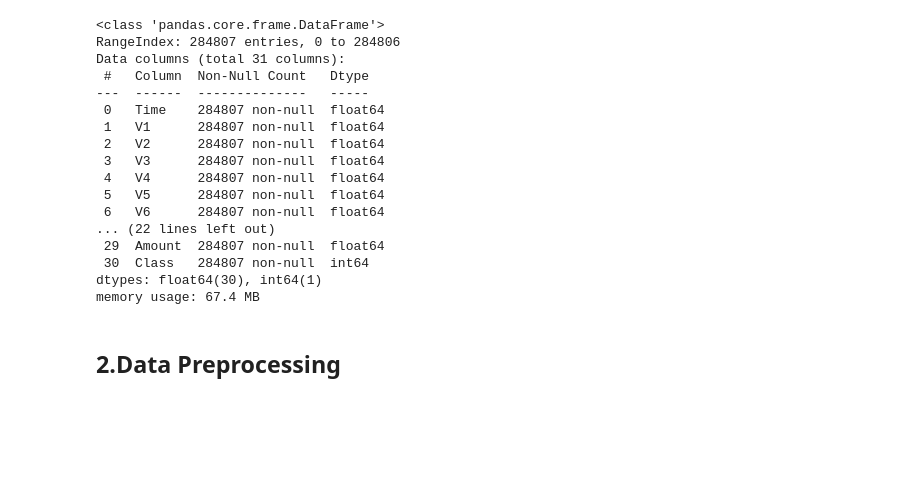
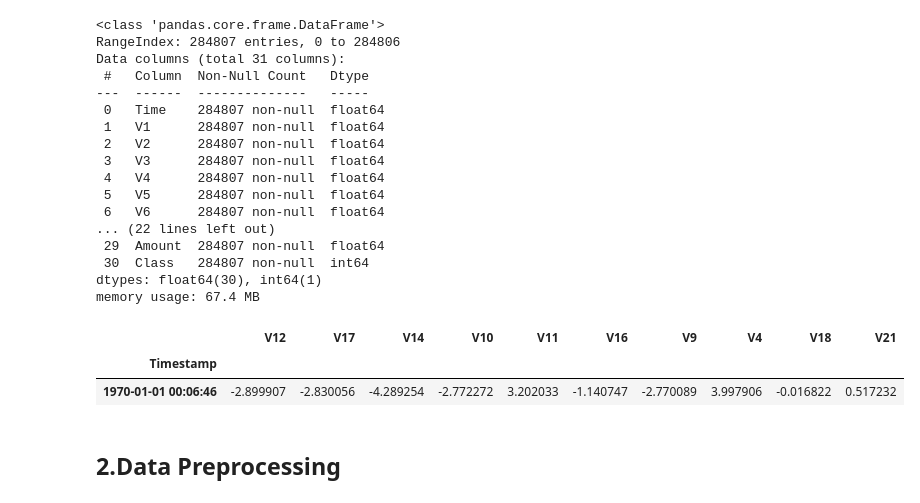
Before and after one commit to Ambigapathi-V/Credit-Card-Fraud-Detection, a Jupyter notebook: fraud_detection.ipynb, the cells around one changed output. Cells and saved outputs as stored; diff of their text form; code cells hidden in the pictures; blank space fills up the shorter version.

```diff
--- a/fraud_detection.ipynb
+++ b/fraud_detection.ipynb
@@ -103,6 +91,12 @@ Data columns (total 31 columns):
  30  Class   284807 non-null  int64
 dtypes: float64(30), int64(1)
 memory usage: 67.4 MB
+# %%
+df[df['Class'] == 1][['V12', 'V17', 'V14', 'V10', 'V11', 'V16', 'V9', 'V4', 'V18', 'V21']][:1]
+# %% [output]
+|  | V12 | V17 | V14 | V10 | V11 | V16 | V9 | V4 | V18 | V21 |
+| Timestamp |  |  |  |  |  |  |  |  |  |  |
+| 1970-01-01 00:06:46 | -2.899907 | -2.830056 | -4.289254 | -2.772272 | 3.202033 | -1.140747 | -2.770089 | 3.997906 | -0.016822 | 0.517232 |
 # %% [markdown]
 ## 2.Data Preprocessing
 # %%
```
Also changed, not shown: parts of 16 cells of this notebook, 4 other files.
